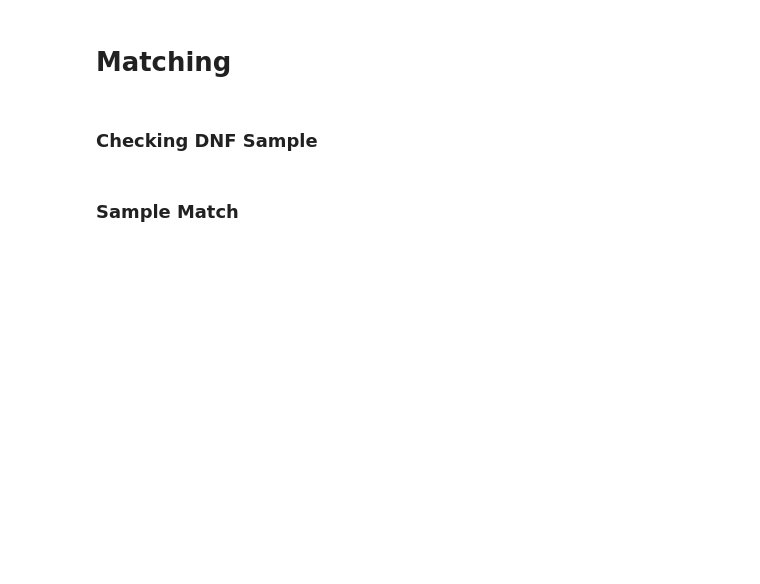
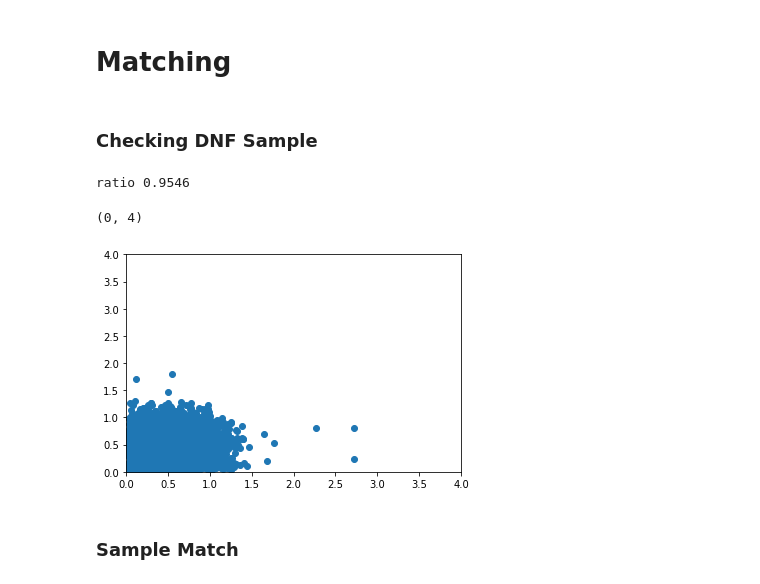
Before and after one commit to estevesjh/CopacabanaRuns, a Jupyter notebook: selection/notebooks/Match DNF Photo-z Catalog.ipynb, the cells around one changed output. Saved outputs shown, nothing was run; the diff lists cells and outputs as text; code cells hidden in the pictures; blank space fills up the shorter version.

```diff
--- a/selection/notebooks/Match DNF Photo-z Catalog.ipynb
+++ b/selection/notebooks/Match DNF Photo-z Catalog.ipynb
@@ -117,3 +119,11 @@ maxmatch=1 # return closest match
 # ra,dec,radius in degrees
 m = smatch.match(tab['RA'], tab['DEC'], 1./3600, ra1, dec1,
                        nside=nside, maxmatch=maxmatch)
+# %%
+import esutil
+t_cid, indices = np.unique(np.array(tab['COADD_OBJECT_ID'][:]),return_index=True)
+m = esutil.numpy_util.match(t_cid,data['COADD_OBJECT_ID'])
+# %%
+z = tab['Z'][m[0]]
+zdnf1 = tab['DNF_ZMEAN_MOF'][m[0]]
+zdnf2 = data['DNF_ZMEAN_SOF'][m[1]]
@@ -120,3 +133,15 @@ m = smatch.match(tab['RA'], tab['DEC'], 1./3600, ra1, dec1,
+# %%
+print('ratio %.4f'%(1.*m[0].size/len(tab)))
+# print('ratio %.4f'%(1.*m[1].size/len(data)))
+# %% [output]
+ratio 0.9546
+# %%
+plt.scatter(zdnf1[::50],zdnf2[::50])
+plt.xlim(0,4)
+plt.ylim(0,4)
+# %% [output]
+(0, 4)
+[figure, added]
 # %%
 z = tab['Z'][m['i1'][:]]
 zdnf1 = tab['DNF_ZMEAN_MOF'][m['i1'][:]]
```
Also changed, not shown: parts of 30 cells of this notebook, 14 other files.
